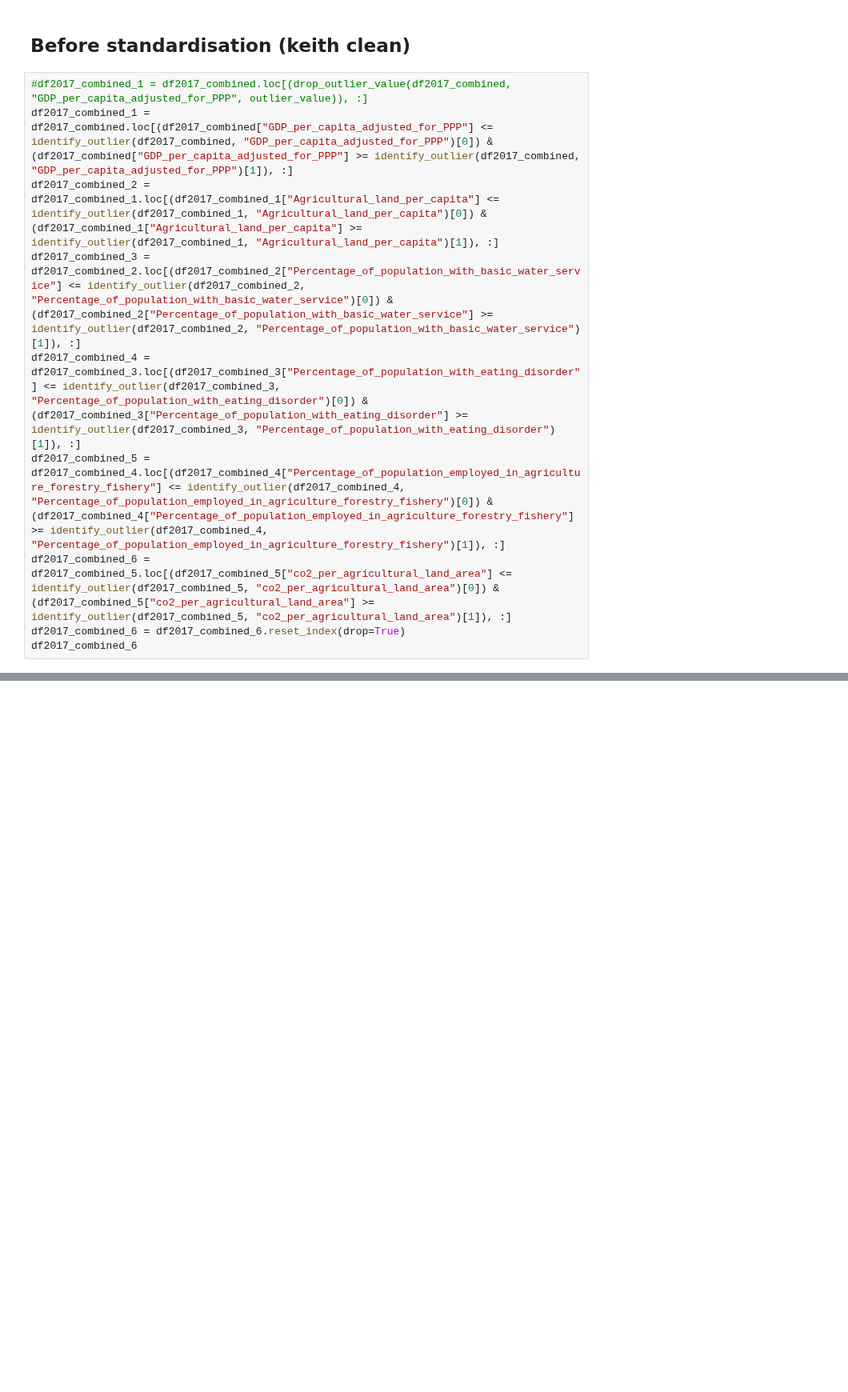
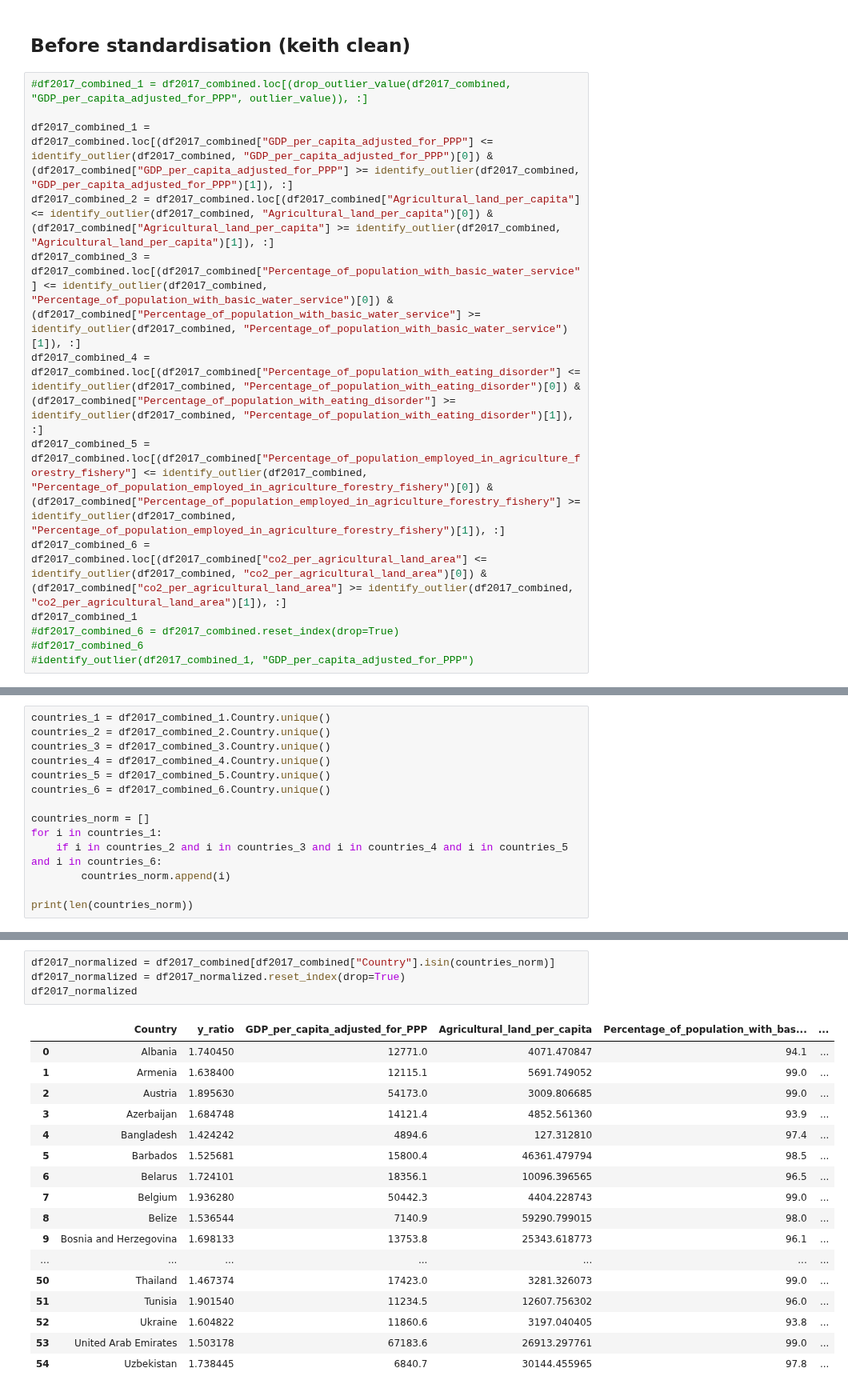
Before and after one commit to tanjoash/2D_data_driven_world, a Jupyter notebook: 2dwork/2D DDW.ipynb, the cells around one changed output, grey strips where cells are left out. Shown at 80% size. Drawn from its saved outputs; the diff is of its cells as text; blank space fills up the shorter version.

Commit message:
confirmed normalized data

```diff
--- a/2dwork/2D DDW.ipynb
+++ b/2dwork/2D DDW.ipynb
@@ -475,13 +450,16 @@ def drop_outlier_value(df, column, outlier_value):
 ## Before standardisation (keith clean)
 # %%
 #df2017_combined_1 = df2017_combined.loc[(drop_outlier_value(df2017_combined, "GDP_per_capita_adjusted_for_PPP", outlier_value)), :]
+
 df2017_combined_1 = df2017_combined.loc[(df2017_combined["GDP_per_capita_adjusted_for_PPP"] <= identify_outlier(df2017_combined, "GDP_per_capita_adjusted_for_PPP")[0]) &(df2017_combined["GDP_per_capita_adjusted_for_PPP"] >= identify_outlier(df2017_combined, "GDP_per_capita_adjusted_for_PPP")[1]), :]
-df2017_combined_2 = df2017_combined_1.loc[(df2017_combined_1["Agricultural_land_per_capita"] <= identify_outlier(df2017_combined_1, "Agricultural_land_per_capita")[0]) &(df2017_combined_1["Agricultural_land_per_capita"] >= identify_outlier(df2017_combined_1, "Agricultural_land_per_capita")[1]), :]
-df2017_combined_3 = df2017_combined_2.loc[(df2017_combined_2["Percentage_of_population_with_basic_water_service"] <= identify_outlier(df2017_combined_2, "Percentage_of_population_with_basic_water_service")[0]) &(df2017_combined_2["Percentage_of_population_with_basic_water_service"] >= identify_outlier(df2017_combined_2, "Percentage_of_population_with_basic_water_service")[1]), :]
-df2017_combined_4 = df2017_combined_3.loc[(df2017_combined_3["Percentage_of_population_with_eating_disorder"] <= identify_outlier(df2017_combined_3, "Percentage_of_population_with_eating_disorder")[0]) &(df2017_combined_3["Percentage_of_population_with_eating_disorder"] >= identify_outlier(df2017_combined_3, "Percentage_of_population_with_eating_disorder")[1]), :]
-df2017_combined_5 = df2017_combined_4.loc[(df2017_combined_4["Percentage_of_population_employed_in_agriculture_forestry_fishery"] <= identify_outlier(df2017_combined_4, "Percentage_of_population_employed_in_agriculture_forestry_fishery")[0]) &(df2017_combined_4["Percentage_of_population_employed_in_agriculture_forestry_fishery"] >= identify_outlier(df2017_combined_4, "Percentage_of_population_employed_in_agriculture_forestry_fishery")[1]), :]
-df2017_combined_6 = df2017_combined_5.loc[(df2017_combined_5["co2_per_agricultural_land_area"] <= identify_outlier(df2017_combined_5, "co2_per_agricultural_land_area")[0]) &(df2017_combined_5["co2_per_agricultural_land_area"] >= identify_outlier(df2017_combined_5, "co2_per_agricultural_land_area")[1]), :]
-df2017_combined_6 = df2017_combined_6.reset_index(drop=True)
-df2017_combined_6
+df2017_combined_2 = df2017_combined.loc[(df2017_combined["Agricultural_land_per_capita"] <= identify_outlier(df2017_combined, "Agricultural_land_per_capita")[0]) &(df2017_combined["Agricultural_land_per_capita"] >= identify_outlier(df2017_combined, "Agricultural_land_per_capita")[1]), :]
+df2017_combined_3 = df2017_combined.loc[(df2017_combined["Percentage_of_population_with_basic_water_service"] <= identify_outlier(df2017_combined, "Percentage_of_population_with_basic_water_service")[0]) &(df2017_combined["Percentage_of_population_with_basic_water_service"] >= identify_outlier(df2017_combined, "Percentage_of_population_with_basic_water_service")[1]), :]
+df2017_combined_4 = df2017_combined.loc[(df2017_combined["Percentage_of_population_with_eating_disorder"] <= identify_outlier(df2017_combined, "Percentage_of_population_with_eating_disorder")[0]) &(df2017_combined["Percentage_of_population_with_eating_disorder"] >= identify_outlier(df2017_combined, "Percentage_of_population_with_eating_disorder")[1]), :]
+df2017_combined_5 = df2017_combined.loc[(df2017_combined["Percentage_of_population_employed_in_agriculture_forestry_fishery"] <= identify_outlier(df2017_combined, "Percentage_of_population_employed_in_agriculture_forestry_fishery")[0]) &(df2017_combined["Percentage_of_population_employed_in_agriculture_forestry_fishery"] >= identify_outlier(df2017_combined, "Percentage_of_population_employed_in_agriculture_forestry_fishery")[1]), :]
+df2017_combined_6 = df2017_combined.loc[(df2017_combined["co2_per_agricultural_land_area"] <= identify_outlier(df2017_combined, "co2_per_agricultural_land_area")[0]) &(df2017_combined["co2_per_agricultural_land_area"] >= identify_outlier(df2017_combined, "co2_per_agricultural_land_area")[1]), :]
+df2017_combined_1
+#df2017_combined_6 = df2017_combined.reset_index(drop=True)
+#df2017_combined_6
+#identify_outlier(df2017_combined_1, "GDP_per_capita_adjusted_for_PPP")
 # %% [output]
 |  | Country | y_ratio | GDP_per_capita_adjusted_for_PPP | Agricultural_land_per_capita | Percentage_of_population_with_bas... | ... |
@@ -503,0 +480,14 @@ df2017_combined_6
+# %%
+countries_1 = df2017_combined_1.Country.unique()
+countries_2 = df2017_combined_2.Country.unique()
+countries_3 = df2017_combined_3.Country.unique()
+countries_4 = df2017_combined_4.Country.unique()
+countries_5 = df2017_combined_5.Country.unique()
+countries_6 = df2017_combined_6.Country.unique()
+
+countries_norm = []
+for i in countries_1:
+    if i in countries_2 and i in countries_3 and i in countries_4 and i in countries_5 and i in countries_6:
+        countries_norm.append(i)
+
+print(len(countries_norm))
@@ -504 +496,23 @@ df2017_combined_6
+# %%
+df2017_normalized = df2017_combined[df2017_combined["Country"].isin(countries_norm)]
+df2017_normalized = df2017_normalized.reset_index(drop=True)
+df2017_normalized
+# %% [output]
+|  | Country | y_ratio | GDP_per_capita_adjusted_for_PPP | Agricultural_land_per_capita | Percentage_of_population_with_bas... | ... |
+| 0 | Albania | 1.740450 | 12771.0 | 4071.470847 | 94.1 | ... |
+| 1 | Armenia | 1.638400 | 12115.1 | 5691.749052 | 99.0 | ... |
+| 2 | Austria | 1.895630 | 54173.0 | 3009.806685 | 99.0 | ... |
+| 3 | Azerbaijan | 1.684748 | 14121.4 | 4852.561360 | 93.9 | ... |
+| 4 | Bangladesh | 1.424242 | 4894.6 | 127.312810 | 97.4 | ... |
+| 5 | Barbados | 1.525681 | 15800.4 | 46361.479794 | 98.5 | ... |
+| 6 | Belarus | 1.724101 | 18356.1 | 10096.396565 | 96.5 | ... |
+| 7 | Belgium | 1.936280 | 50442.3 | 4404.228743 | 99.0 | ... |
+| 8 | Belize | 1.536544 | 7140.9 | 59290.799015 | 98.0 | ... |
+| 9 | Bosnia and Herzegovina | 1.698133 | 13753.8 | 25343.618773 | 96.1 | ... |
+| ... | ... | ... | ... | ... | ... | ... |
+| 50 | Thailand | 1.467374 | 17423.0 | 3281.326073 | 99.0 | ... |
+| 51 | Tunisia | 1.901540 | 11234.5 | 12607.756302 | 96.0 | ... |
+| 52 | Ukraine | 1.604822 | 11860.6 | 3197.040405 | 93.8 | ... |
+| 53 | United Arab Emirates | 1.503178 | 67183.6 | 26913.297761 | 99.0 | ... |
+| 54 | Uzbekistan | 1.738445 | 6840.7 | 30144.455965 | 97.8 | ... |
 # %% [markdown]
```
Also changed, not shown: parts of 7 cells of this notebook.
